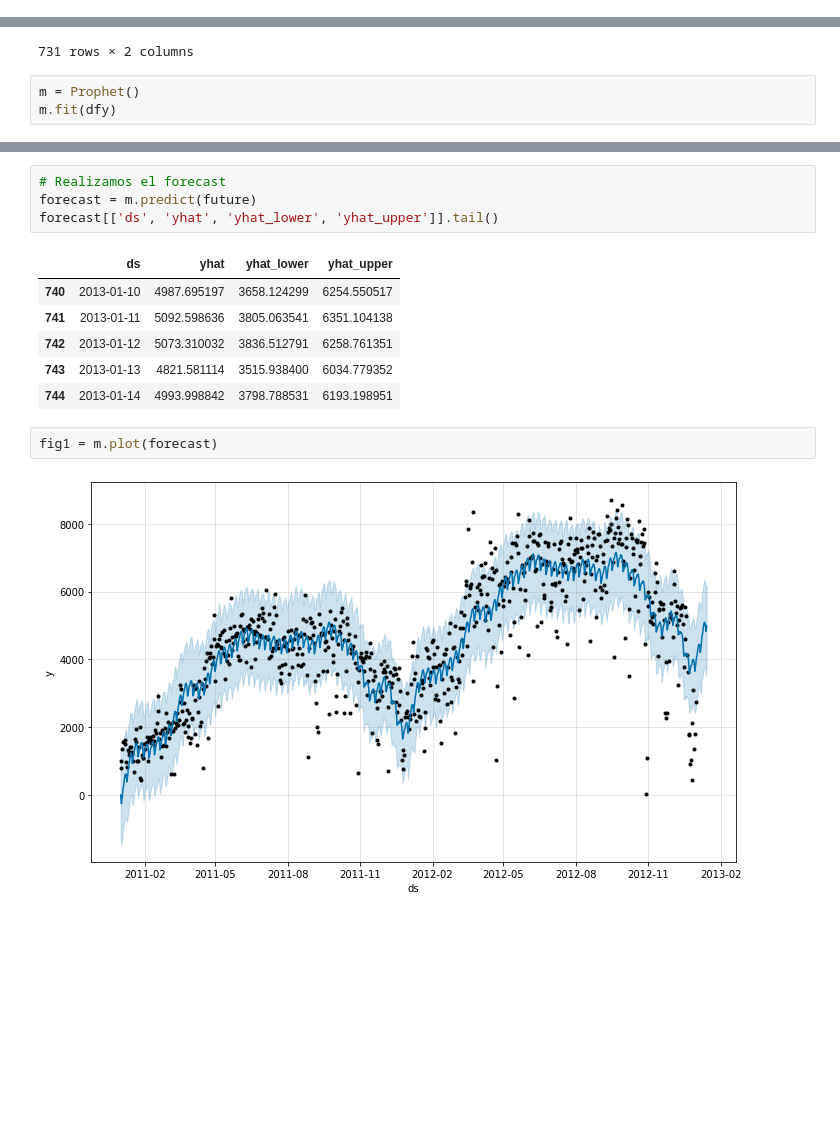
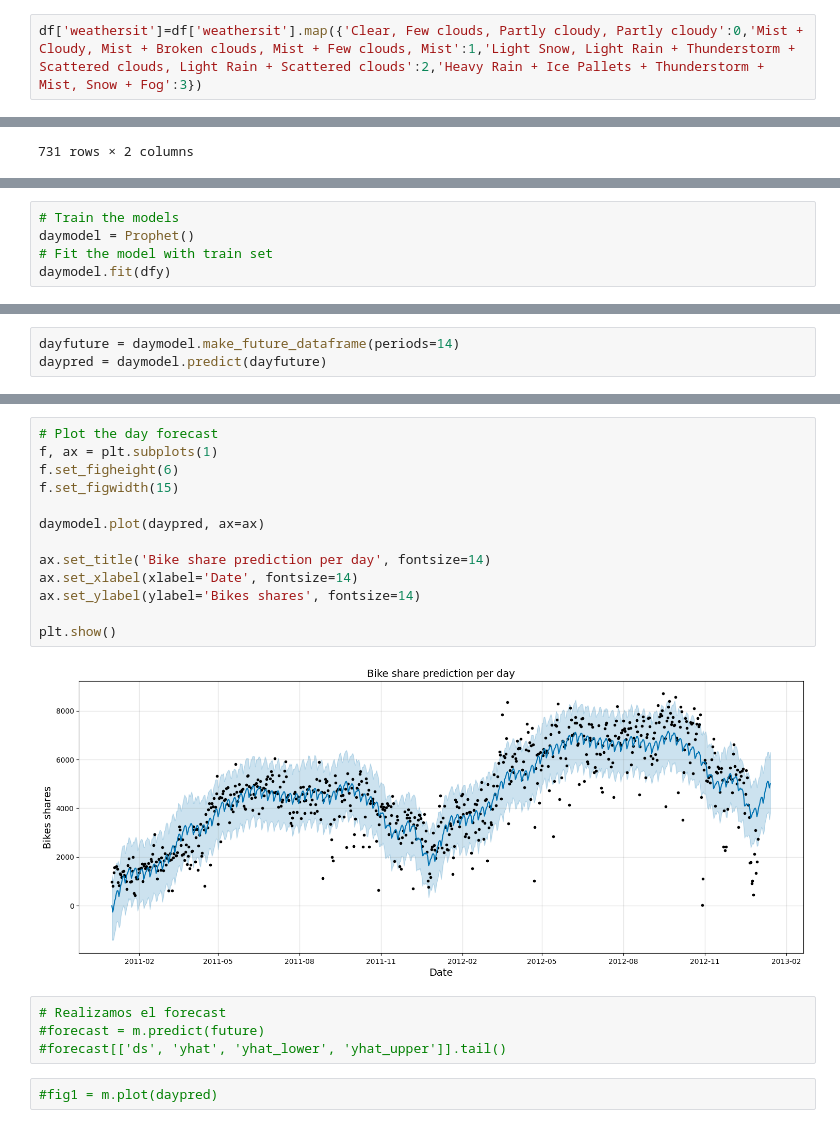
Before and after one commit to daavalossa/ApredizajeAutomatico, a Jupyter notebook: ExamenFinalAprendizajeDannyAvalos.ipynb, the cells around one changed output, grey strips where cells are left out. Saved outputs shown, nothing was run; the diff lists cells and outputs as text; blank space fills up the shorter version.

```diff
--- a/ExamenFinalAprendizajeDannyAvalos.ipynb
+++ b/ExamenFinalAprendizajeDannyAvalos.ipynb
@@ -283,0 +291,2 @@ df.head()
+# %%
+df['weathersit']=df['weathersit'].map({'Clear, Few clouds, Partly cloudy, Partly cloudy':0,'Mist + Cloudy, Mist + Broken clouds, Mist + Few clouds, Mist':1,'Light Snow, Light Rain + Thunderstorm + Scattered clouds, Light Rain + Scattered clouds':2,'Heavy Rain + Ice Pallets + Thunderstorm + Mist, Snow + Fog':3})
@@ -317,6 +334,3 @@ dfy
 | 729 | 2012-12-30 | 1796 |
 | 730 | 2012-12-31 | 2729 |
 731 rows × 2 columns
-# %%
-m = Prophet()
-m.fit(dfy)
@@ -344,0 +337,5 @@ future.tail()
+# %%
+# Train the models
+daymodel = Prophet()
+# Fit the model with train set
+daymodel.fit(dfy)
@@ -344,0 +346,3 @@ future.tail()
+# %%
+dayfuture = daymodel.make_future_dataframe(periods=14)
+daypred = daymodel.predict(dayfuture)
@@ -345,16 +365,22 @@ future.tail()
+# %%
+# Plot the day forecast
+f, ax = plt.subplots(1)
+f.set_figheight(6)
+f.set_figwidth(15)
+
+daymodel.plot(daypred, ax=ax)
+
+ax.set_title('Bike share prediction per day', fontsize=14)
+ax.set_xlabel(xlabel='Date', fontsize=14)
+ax.set_ylabel(ylabel='Bikes shares', fontsize=14)
+
+plt.show()
+# %% [output]
+[figure, added]
 # %%
 # Realizamos el forecast
-forecast = m.predict(future)
-forecast[['ds', 'yhat', 'yhat_lower', 'yhat_upper']].tail()
+#forecast = m.predict(future)
+#forecast[['ds', 'yhat', 'yhat_lower', 'yhat_upper']].tail()
-# %% [output]
-|  | ds | yhat | yhat_lower | yhat_upper |
-| 740 | 2013-01-10 | 4987.695197 | 3658.124299 | 6254.550517 |
-| 741 | 2013-01-11 | 5092.598636 | 3805.063541 | 6351.104138 |
-| 742 | 2013-01-12 | 5073.310032 | 3836.512791 | 6258.761351 |
-| 743 | 2013-01-13 | 4821.581114 | 3515.938400 | 6034.779352 |
-| 744 | 2013-01-14 | 4993.998842 | 3798.788531 | 6193.198951 |
-# %%
-fig1 = m.plot(forecast)
-# %% [output]
-[figure, removed]
+# %%
+#fig1 = m.plot(daypred)
 # %%
```
Also changed, not shown: parts of 25 cells of this notebook.
